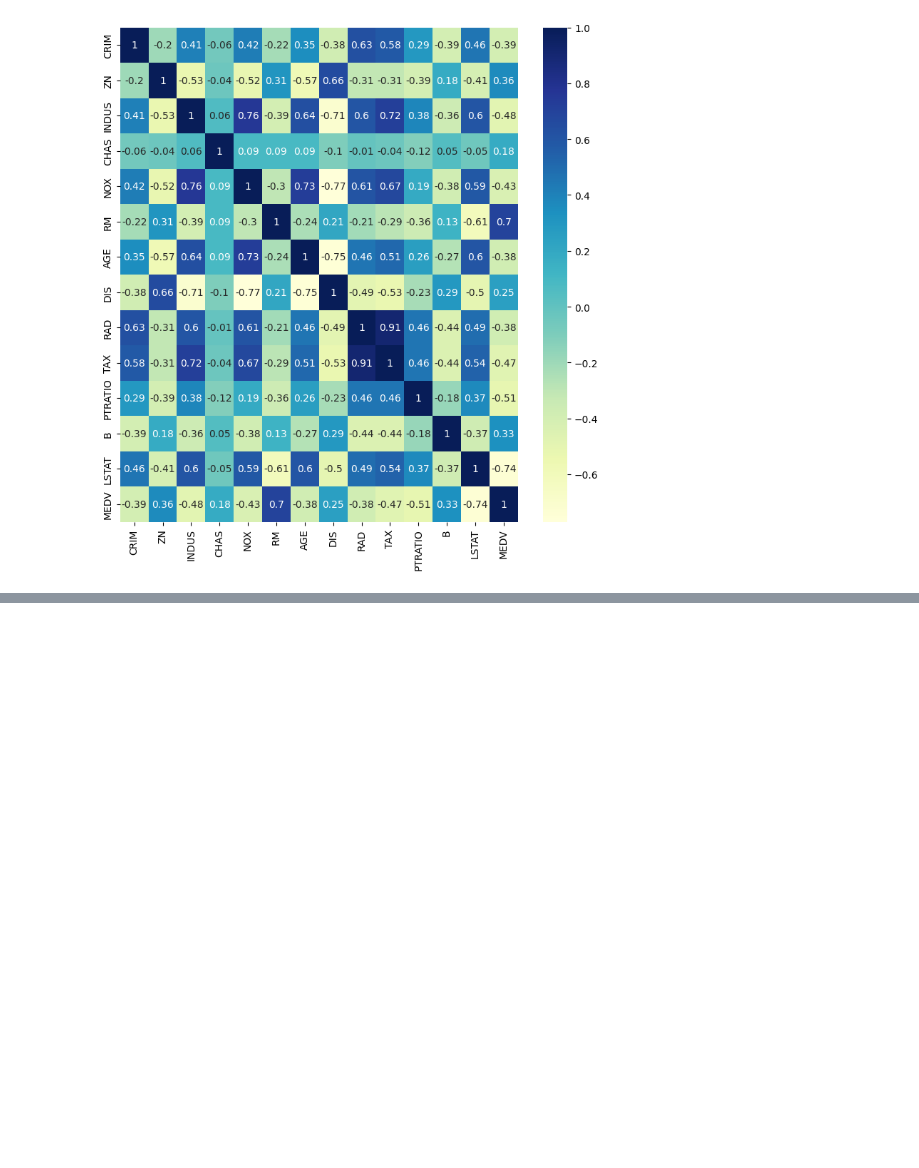
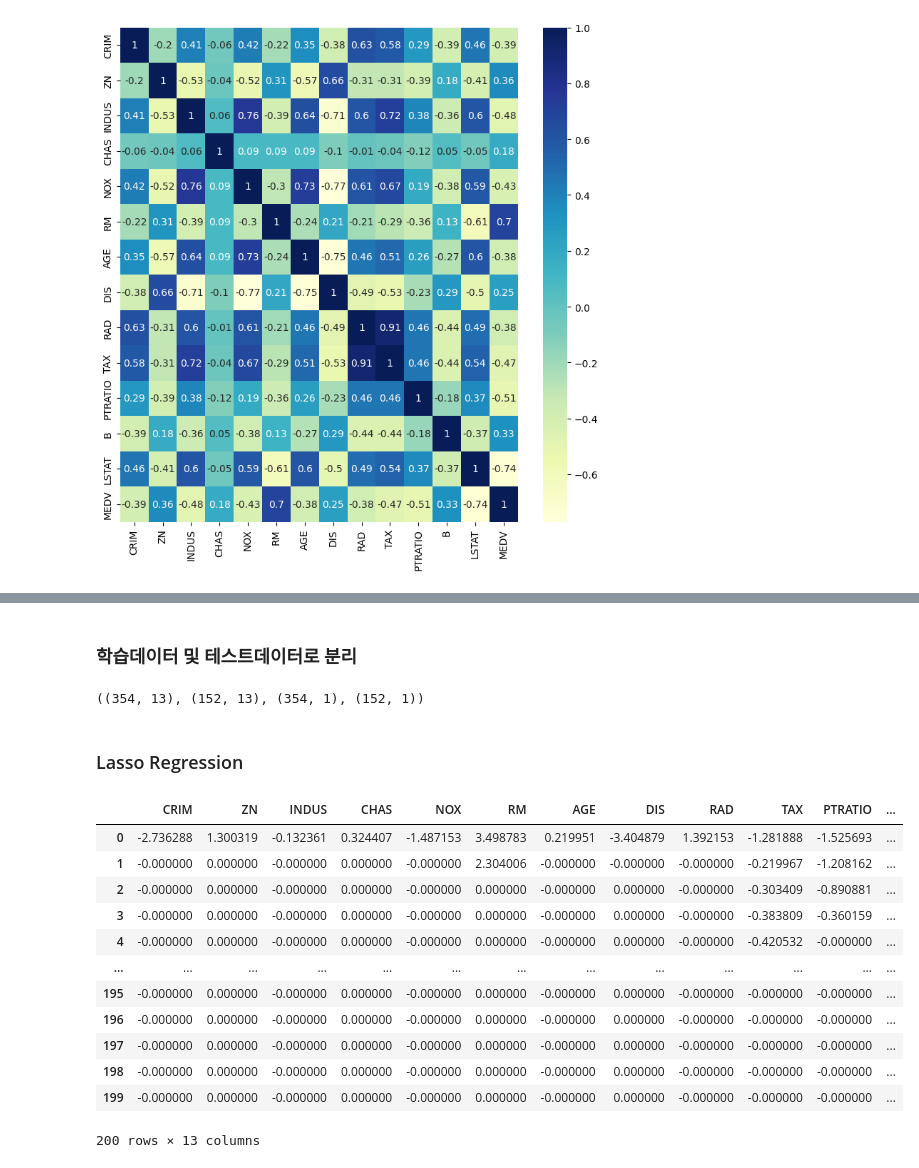
Before and after one commit to chw8207/ML_codingstudy, a Jupyter notebook: 라쏘코드_최현우.ipynb, the cells around one changed output, grey strips where cells are left out. Saved outputs shown, nothing was run; the diff lists cells and outputs as text; code cells hidden in the pictures; blank space fills up the shorter version.

```diff
--- a/라쏘코드_최현우.ipynb
+++ b/라쏘코드_최현우.ipynb
@@ -65,0 +68,7 @@ plt.show()
+# %%
+from sklearn.preprocessing import MinMaxScaler
+
+minmax_scale = MinMaxScaler(feature_range=(0,5)).fit(X)  # min:0, max:5
+X_scaled = minmax_scale.transform(X)
+
+X_scaled
@@ -65,0 +89,50 @@ plt.show()
+# %% [markdown]
+### 학습데이터 및 테스트데이터로 분리
+# %%
+from sklearn.model_selection import train_test_split
+
+X_train, X_test, y_train, y_test = train_test_split(X_scaled, y, test_size=0.3,
+                                                    random_state=10)
+
+# 크기 확인하기
+X_train.shape, X_test.shape, y_train.shape, y_test.shape
+# %% [output]
+((354, 13), (152, 13), (354, 1), (152, 1))
+# %% [markdown]
+### Lasso Regression
+# %%
+from sklearn.linear_model import Lasso
+import numpy as np
+
+# initialize
+alphas = np.arange(0,200,1)
+lasso_df = pd.DataFrame(np.zeros(shape=(len(alphas),len(feature_names))), columns=feature_names)
+
+lasso_train_pred = []
+lasso_test_pred = []
+index_name = []
+
+for i in range(len(alphas)):
+    lasso_reg = Lasso(alpha=alphas[i])
+    lasso_reg.fit(X_train, y_train)
+    index_name.append('alpha' + str(alphas[i]))
+    lasso_df.loc[i] = lasso_reg.coef_
+    # prediction
+    lasso_train_pred.append(lasso_reg.predict(X_train))
+    lasso_test_pred.append(lasso_reg.predict(X_test))
+
+lasso_df
+# %% [output]
+|  | CRIM | ZN | INDUS | CHAS | NOX | RM | AGE | DIS | RAD | TAX | PTRATIO | ... |
+| 0 | -2.736288 | 1.300319 | -0.132361 | 0.324407 | -1.487153 | 3.498783 | 0.219951 | -3.404879 | 1.392153 | -1.281888 | -1.525693 | ... |
+| 1 | -0.000000 | 0.000000 | -0.000000 | 0.000000 | -0.000000 | 2.304006 | -0.000000 | -0.000000 | -0.000000 | -0.219967 | -1.208162 | ... |
+| 2 | -0.000000 | 0.000000 | -0.000000 | 0.000000 | -0.000000 | 0.000000 | -0.000000 | 0.000000 | -0.000000 | -0.303409 | -0.890881 | ... |
+| 3 | -0.000000 | 0.000000 | -0.000000 | 0.000000 | -0.000000 | 0.000000 | -0.000000 | 0.000000 | -0.000000 | -0.383809 | -0.360159 | ... |
+| 4 | -0.000000 | 0.000000 | -0.000000 | 0.000000 | -0.000000 | 0.000000 | -0.000000 | 0.000000 | -0.000000 | -0.420532 | -0.000000 | ... |
+| ... | ... | ... | ... | ... | ... | ... | ... | ... | ... | ... | ... | ... |
+| 195 | -0.000000 | 0.000000 | -0.000000 | 0.000000 | -0.000000 | 0.000000 | -0.000000 | 0.000000 | -0.000000 | -0.000000 | -0.000000 | ... |
+| 196 | -0.000000 | 0.000000 | -0.000000 | 0.000000 | -0.000000 | 0.000000 | -0.000000 | 0.000000 | -0.000000 | -0.000000 | -0.000000 | ... |
+| 197 | -0.000000 | 0.000000 | -0.000000 | 0.000000 | -0.000000 | 0.000000 | -0.000000 | 0.000000 | -0.000000 | -0.000000 | -0.000000 | ... |
+| 198 | -0.000000 | 0.000000 | -0.000000 | 0.000000 | -0.000000 | 0.000000 | -0.000000 | 0.000000 | -0.000000 | -0.000000 | -0.000000 | ... |
+| 199 | -0.000000 | 0.000000 | -0.000000 | 0.000000 | -0.000000 | 0.000000 | -0.000000 | 0.000000 | -0.000000 | -0.000000 | -0.000000 | ... |
+200 rows × 13 columns
```
Also changed, not shown: parts of 4 cells of this notebook.
